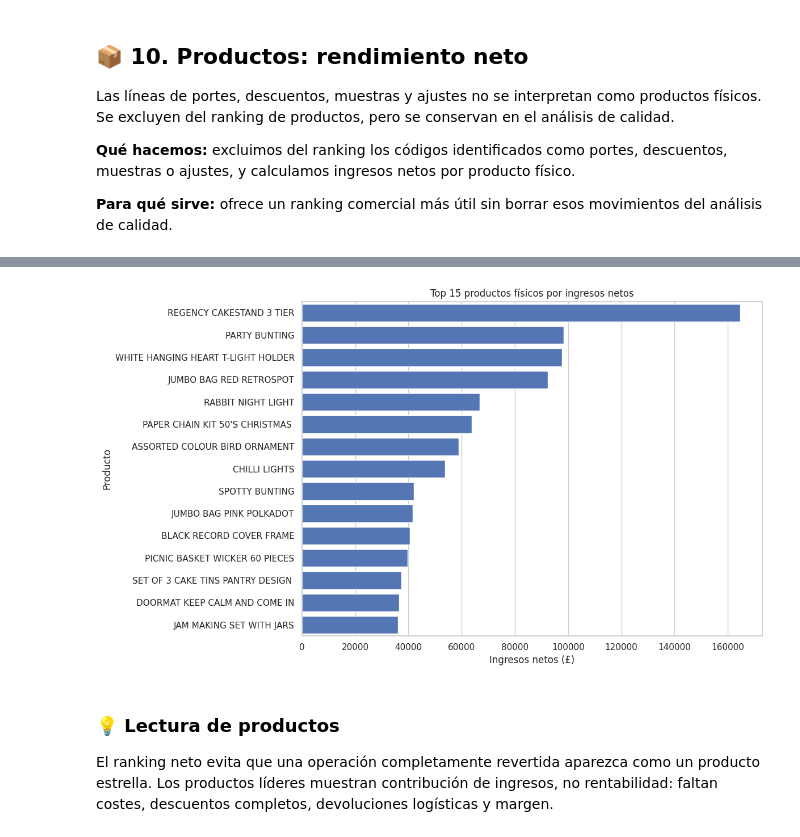
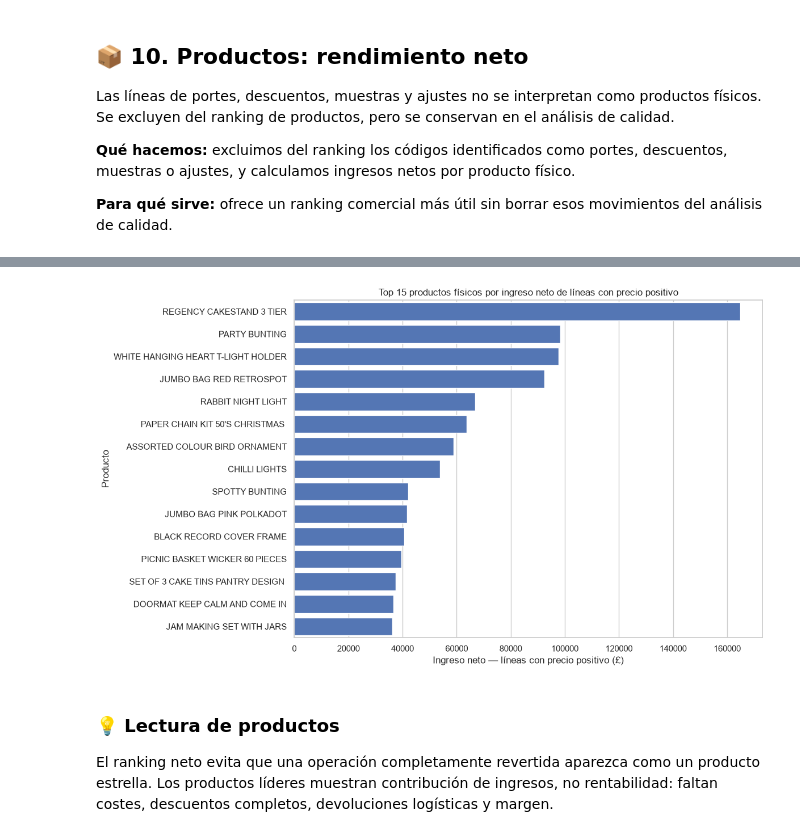
Before and after one commit to davidlafuentem/online-retail-eda, a Jupyter notebook: notebooks/01_online_retail_eda.ipynb, the cells around one changed output, grey strips where cells are left out. Saved outputs shown, nothing was run; the diff lists cells and outputs as text; code cells hidden in the pictures.

Commit message:
feat: reconcile executive KPIs

```diff
--- a/notebooks/01_online_retail_eda.ipynb
+++ b/notebooks/01_online_retail_eda.ipynb
@@ -413,10 +410,27 @@ summary = pd.Series({
     "source_rows": len(data),
     "gross_sales_rows": len(gross_sales),
     "cancellation_rows": len(cancellations),
-    "net_analysis_rows": len(net_lines),
+    "positive_price_rows": len(net_lines),
     "gross_sales_revenue": gross_sales["Revenue"].sum(),
     "cancellation_value_abs": cancellations["Revenue"].abs().sum(),
-    "net_revenue": net_lines["Revenue"].sum(),
+    "recorded_balance_all_lines": data["Revenue"].sum(),
+    "net_revenue_positive_price_lines": net_lines["Revenue"].sum(),
 })
 display(summary)
+
+# Reconciliaciones obligatorias: una discrepancia detiene el análisis.
+def assert_reconciled(actual, expected, label, tolerance=0.01):
+    if not np.isclose(actual, expected, atol=tolerance, rtol=0):
+        raise AssertionError(f"Reconciliación fallida para {label}: {actual} != {expected}")
+
+assert_reconciled(
+    data.groupby("Month")["Revenue"].sum().sum(),
+    summary["recorded_balance_all_lines"],
+    "balance registrado — todas las líneas",
+)
+assert_reconciled(
+    data.loc[data["UnitPrice"] > 0].groupby("Month")["Revenue"].sum().sum(),
+    summary["net_revenue_positive_price_lines"],
+    "ingreso neto — líneas con precio positivo",
+)
 # %% [output]
@@ -658,20 +690,26 @@ non_merchandise_codes = {
 }
 merchandise_net = net_lines.loc[~net_lines["StockCode"].isin(non_merchandise_codes)].copy()
 
-top_products_net = (
+top_products_positive_price = (
     merchandise_net.groupby(["StockCode", "Description"], dropna=False, as_index=False)
-    .agg(NetRevenue=("Revenue", "sum"), NetQuantity=("Quantity", "sum"), Invoices=("InvoiceNo", "nunique"))
-    .sort_values("NetRevenue", ascending=False)
+    .agg(NetRevenuePositivePriceLines=("Revenue", "sum"), NetQuantity=("Quantity", "sum"), Invoices=("InvoiceNo", "nunique"))
+    .sort_values("NetRevenuePositivePriceLines", ascending=False)
     .head(15)
 )
 
-display(top_products_net.head(10))
+display(top_products_positive_price.head(10))
 
 plt.figure(figsize=(12, 7))
-sns.barplot(data=top_products_net, y="Description", x="NetRevenue", color="#4472C4")
-plt.title("Top 15 productos físicos por ingresos netos")
-plt.xlabel("Ingresos netos (£)")
+sns.barplot(data=top_products_positive_price, y="Description", x="NetRevenuePositivePriceLines", color="#4472C4")
+plt.title("Top 15 productos físicos por ingreso neto de líneas con precio positivo")
+plt.xlabel("Ingreso neto — líneas con precio positivo (£)")
 plt.ylabel("Producto")
 plt.tight_layout()
 plt.show()
+
+assert_reconciled(
+    merchandise_net["Revenue"].sum(),
+    merchandise_net.groupby("StockCode")["Revenue"].sum().sum(),
+    "población física agrupada por producto",
+)
 # %% [output]
@@ -679,14 +717,14 @@ plt.show()
 | 1265 | 22423 | REGENCY CAKESTAND 3 TIER | 164,762.19 | 13022 | 2168 |
 | 2674 | 47566 | PARTY BUNTING | 98,302.98 | 18018 | 1705 |
 | 3787 | 85123A | WHITE HANGING HEART T-LIGHT HOLDER | 97,715.99 | 35021 | 2231 |
 | 3775 | 85099B | JUMBO BAG RED RETROSPOT | 92,356.03 | 47359 | 2132 |
 | 1954 | 23084 | RABBIT NIGHT LIGHT | 66,756.59 | 30680 | 1009 |
 | 947 | 22086 | PAPER CHAIN KIT 50'S CHRISTMAS | 63,791.94 | 18902 | 1170 |
 | 2882 | 84879 | ASSORTED COLOUR BIRD ORNAMENT | 58,959.73 | 36381 | 1467 |
 | 2743 | 79321 | CHILLI LIGHTS | 53,768.06 | 10226 | 667 |
 | 2210 | 23298 | SPOTTY BUNTING | 42,065.32 | 8217 | 1152 |
 | 1232 | 22386 | JUMBO BAG PINK POLKADOT | 41,619.66 | 21009 | 1231 |
-[figure, old version]
+[figure, new version]
 # %% [markdown]
 ### 💡 Lectura de productos
 
```
Also changed, not shown: parts of 18 cells of this notebook, 1 other file.
